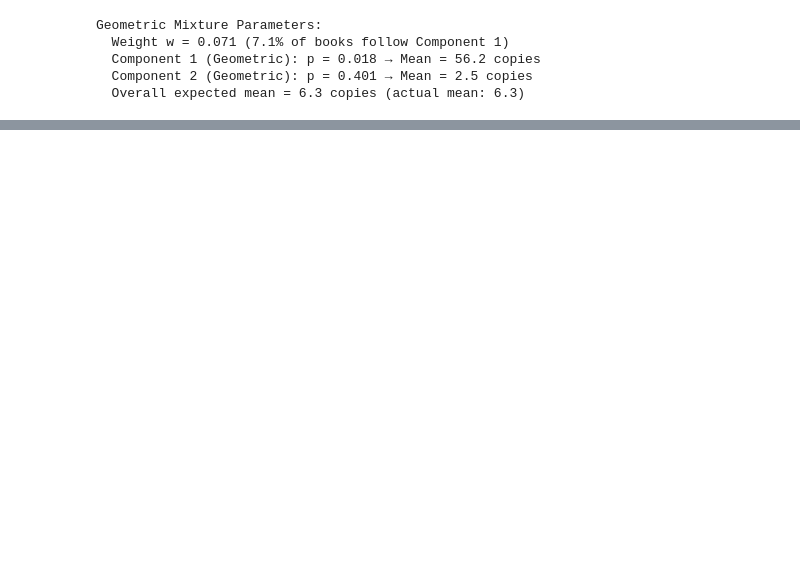
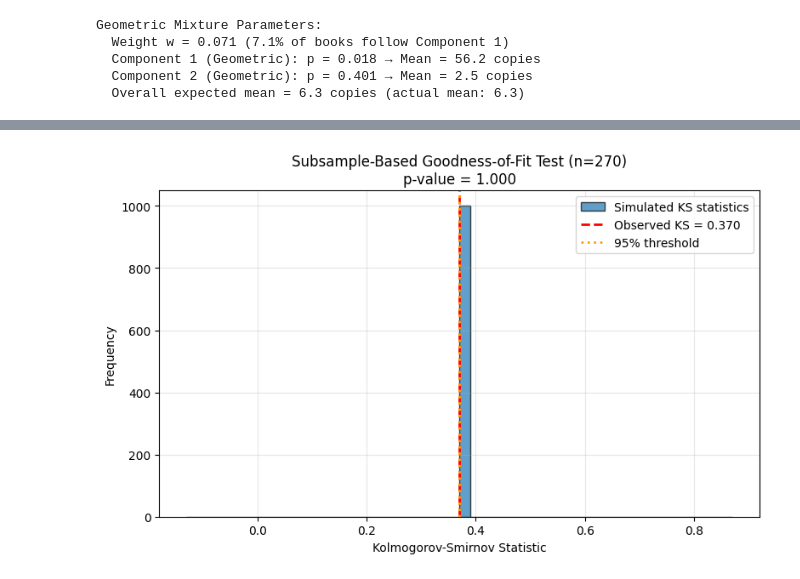
Before and after one commit to mustafaots/Library-Optimization-and-Book-Recommendation-Data-Mining-Project, a Jupyter notebook: notebooks/Data Preprocessor/catalogue-copycount-analysis.ipynb, the cells around one changed output, grey strips where cells are left out. Saved outputs shown, nothing was run; the diff lists cells and outputs as text; code cells hidden in the pictures; blank space fills up the shorter version.

```diff
--- a/notebooks/Data Preprocessor/catalogue-copycount-analysis.ipynb
+++ b/notebooks/Data Preprocessor/catalogue-copycount-analysis.ipynb
@@ -611,0 +551,81 @@ p ≈ 1.0   → model likely too flexible (mixtures warning)
+# %%
+# ==================== 4. SIMULATION-BASED GOODNESS-OF-FIT TEST ====================
+print("\nPerforming simulation-based goodness-of-fit test...")
+
+def simulate_geometric_mixture(n, w, p1, p2, seed=None):
+    """
+    Simulate n samples from a two-component geometric mixture.
+    """
+    rng = np.random.default_rng(seed)
+    # Assign each sample to a component
+    component = rng.uniform(size=n) < w
+    samples = np.empty(n, dtype=int)
+    samples[component] = rng.geometric(p1, size=component.sum())
+    samples[~component] = rng.geometric(p2, size=(~component).sum())
+    return samples
+
+# ============================================================================
+# SUBSAMPLE-BASED SIMULATION TEST (More robust for large datasets)
+# With large n, even tiny deviations cause p=0. Subsampling gives fairer test.
+# ============================================================================
+
+subsample_size = min(270, n)  # Use subsample for fairer statistical test
+n_simulations = 1000
+simulated_ks_stats = []
+
+# Draw a single subsample from observed data for comparison
+np.random.seed(42)
+subsample_idx = np.random.choice(n, size=subsample_size, replace=False)
+subsample_data = data[subsample_idx]
+
+# Calculate observed KS for subsample
+sub_sorted = np.sort(subsample_data)
+sub_ecdf = np.arange(1, subsample_size + 1) / subsample_size
+sub_theoretical = np.array([geometric_mixture_cdf(k, w, p1, p2) for k in sub_sorted])
+ks_stat_sub = np.max(np.abs(sub_ecdf - sub_theoretical))
+
+for i in range(n_simulations):
+    # Simulate data from fitted model (same size as subsample)
+    sim_data = simulate_geometric_mixture(subsample_size, w, p1, p2)
+
+    # Calculate simulated ECDF and theoretical CDF
+    sim_sorted = np.sort(sim_data)
+    sim_ecdf = np.arange(1, subsample_size + 1) / subsample_size
+    sim_theoretical_cdf = np.array([geometric_mixture_cdf(k, w, p1, p2) for k in sim_sorted])
+
+    # Store KS statistic
+    simulated_ks_stats.append(np.max(np.abs(sim_ecdf - sim_theoretical_cdf)))
+
+    if (i + 1) % 200 == 0:
+        print(f"  Completed {i+1}/{n_simulations} simulations...")
+
+simulated_ks_stats = np.array(simulated_ks_stats)
+
+# Calculate simulation-based p-value using subsample KS
+p_value_sim = np.mean(simulated_ks_stats >= ks_stat_sub)
+
+print(f"\nSubsample-based goodness-of-fit (n={subsample_size}):")
+print(f"  Observed KS statistic (subsample): {ks_stat_sub:.4f}")
+print(f"  Observed KS statistic (full data): {ks_stat:.4f}")
+print(f"  Simulated p-value: {p_value_sim:.4f}")
+print(f"  Mean KS from simulations: {np.mean(simulated_ks_stats):.4f}")
+print(f"  95% of simulated KS are below: {np.percentile(simulated_ks_stats, 95):.4f}")
+
+# Plot simulation results
+fig, ax = plt.subplots(figsize=(8, 5))
+ax.hist(simulated_ks_stats, bins=50, alpha=0.7, edgecolor='black', label='Simulated KS statistics')
+ax.axvline(x=ks_stat_sub, color='red', linewidth=2, linestyle='--', label=f'Observed KS = {ks_stat_sub:.3f}')
+ax.axvline(x=np.percentile(simulated_ks_stats, 95), color='orange', linewidth=2, linestyle=':', label='95% threshold')
+ax.set_xlabel('Kolmogorov-Smirnov Statistic')
+ax.set_ylabel('Frequency')
+ax.set_title(f'Subsample-Based Goodness-of-Fit Test (n={subsample_size})\np-value = {p_value_sim:.3f}')
+ax.legend()
+ax.grid(True, alpha=0.3)
+
+plt.tight_layout()
+plt.show()
+
+# Note about the approach
+print(f"\nNote: Using subsample of {subsample_size} instead of full n={n}")
+print(f"This avoids the 'large sample problem' where even tiny deviations cause p=0")
+# %% [output]
@@ -611,0 +645 @@ p ≈ 1.0   → model likely too flexible (mixtures warning)
+[figure, added]
```
Also changed, not shown: parts of 14 cells of this notebook, 4 other files.
